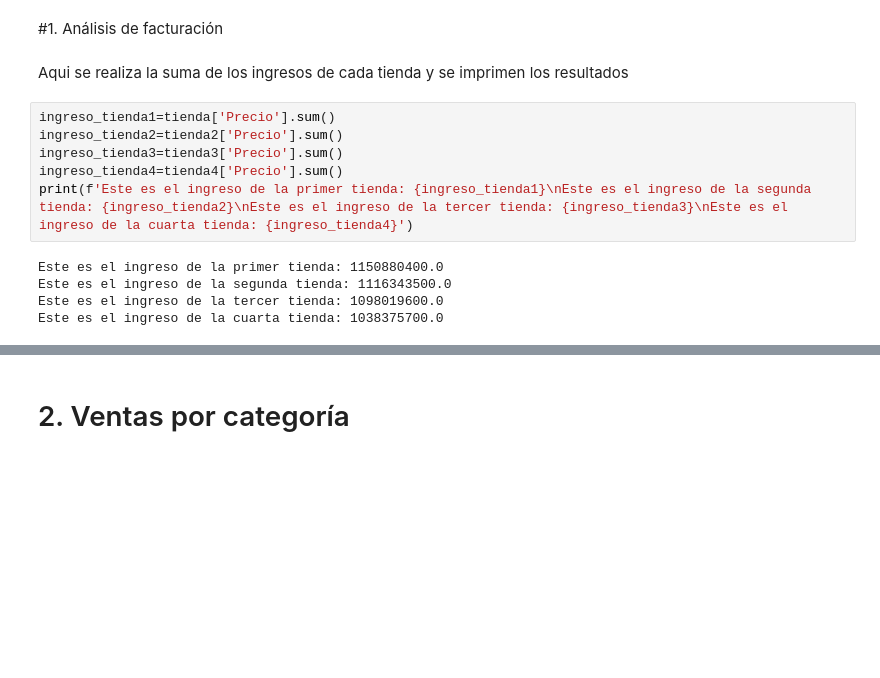
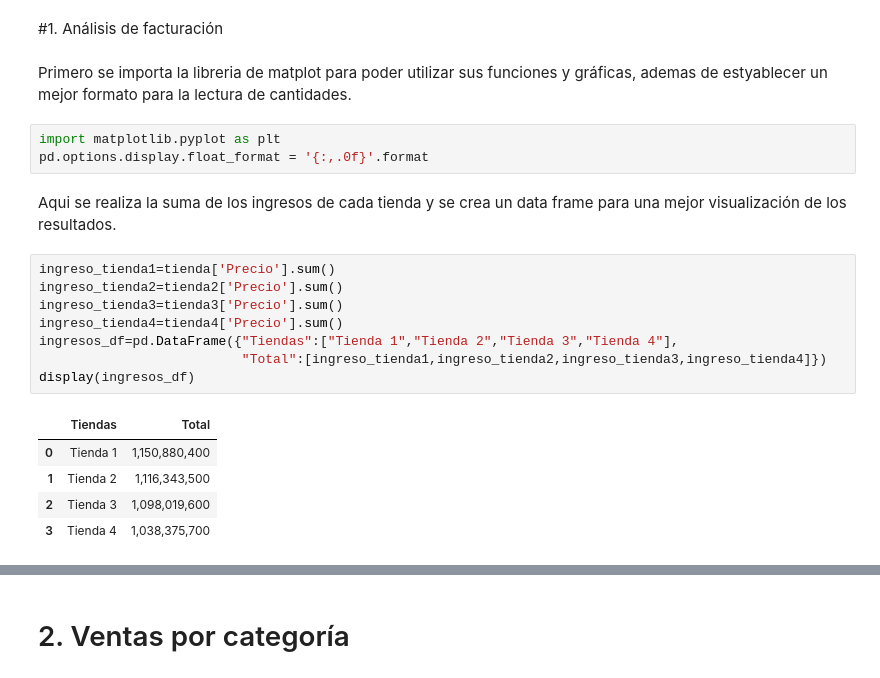
Before and after one commit to Rub-T/challenge-AluraStore, a Jupyter notebook: AluraStoreLatam.ipynb, the cells around one changed output, grey strips where cells are left out. Saved outputs shown, nothing was run; the diff lists cells and outputs as text; blank space fills up the shorter version.

```diff
--- a/AluraStoreLatam.ipynb
+++ b/AluraStoreLatam.ipynb
@@ -25,16 +25,24 @@ tienda.head()
 | 4 | Silla de oficina | Muebles | 335200.0 | 20200.0 | 07/11/2020 | Maria Alfonso | Medellín | ... |
 # %% [markdown]
 #1. Análisis de facturación
+# %% [markdown]
+Primero se importa la libreria de matplot para poder utilizar sus funciones y gráficas, ademas de estyablecer un mejor formato para la lectura de cantidades.
+# %%
+import matplotlib.pyplot as plt
+pd.options.display.float_format = '{:,.0f}'.format
 # %% [markdown]
-Aqui se realiza la suma de los ingresos de cada tienda y se imprimen los resultados
+Aqui se realiza la suma de los ingresos de cada tienda y se crea un data frame para una mejor visualización de los resultados.
-# %%
-ingreso_tienda1=tienda['Precio'].sum()
-ingreso_tienda2=tienda2['Precio'].sum()
-ingreso_tienda3=tienda3['Precio'].sum()
-ingreso_tienda4=tienda4['Precio'].sum()
-print(f'Este es el ingreso de la primer tienda: {ingreso_tienda1}\nEste es el ingreso de la segunda tienda: {ingreso_tienda2}\nEste es el ingreso de la tercer tienda: {ingreso_tienda3}\nEste es el ingreso de la cuarta tienda: {ingreso_tienda4}')
-# %% [output]
-Este es el ingreso de la primer tienda: 1150880400.0
-Este es el ingreso de la segunda tienda: 1116343500.0
-Este es el ingreso de la tercer tienda: 1098019600.0
-Este es el ingreso de la cuarta tienda: 1038375700.0
+# %%
+ingreso_tienda1=tienda['Precio'].sum()
+ingreso_tienda2=tienda2['Precio'].sum()
+ingreso_tienda3=tienda3['Precio'].sum()
+ingreso_tienda4=tienda4['Precio'].sum()
+ingresos_df=pd.DataFrame({"Tiendas":["Tienda 1","Tienda 2","Tienda 3","Tienda 4"],
+                          "Total":[ingreso_tienda1,ingreso_tienda2,ingreso_tienda3,ingreso_tienda4]})
+display(ingresos_df)
+# %% [output]
+|  | Tiendas | Total |
+| 0 | Tienda 1 | 1,150,880,400 |
+| 1 | Tienda 2 | 1,116,343,500 |
+| 2 | Tienda 3 | 1,098,019,600 |
+| 3 | Tienda 4 | 1,038,375,700 |
```
Also changed, not shown: parts of 3 cells of this notebook.
